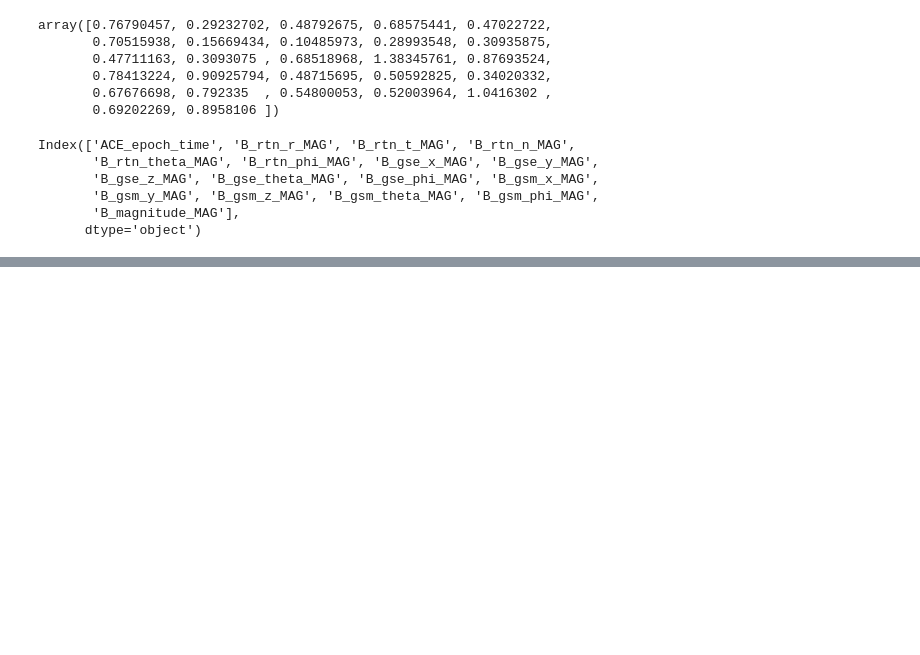
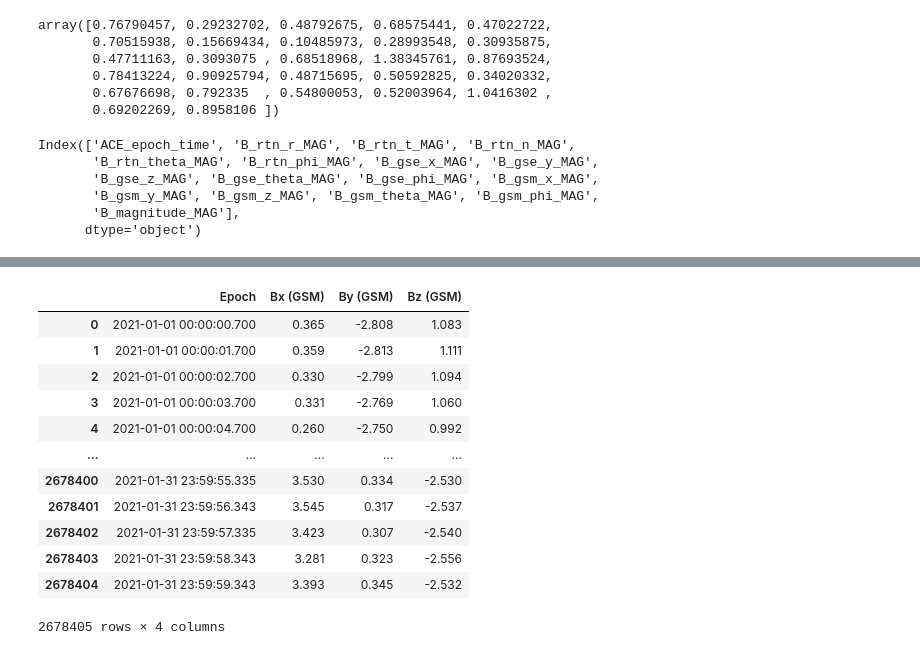
Before and after one commit to Sat-Nav/UROP2024, a Jupyter notebook: src/tests.ipynb, the cells around one changed output, grey strips where cells are left out. Drawn from its saved outputs; the diff is of its cells as text; code cells hidden in the pictures; blank space fills up the shorter version.

Commit message:
importing data from cdaweb (allows for higher freq of data, also comes in a different format)

```diff
--- a/src/tests.ipynb
+++ b/src/tests.ipynb
@@ -129,0 +183,17 @@ markdown_entropy_matrix(df)
+# %%
+read_CDAWeb("../CDAWeb/ac_h3s_mfi_20210101000000_20210131235959.cdf", "../CDAWeb/ac_h0s_swe_20210101000054_20210131235945.cdf")
+mag_df
+# %% [output]
+|  | Epoch | Bx (GSM) | By (GSM) | Bz (GSM) |
+| 0 | 2021-01-01 00:00:00.700 | 0.365 | -2.808 | 1.083 |
+| 1 | 2021-01-01 00:00:01.700 | 0.359 | -2.813 | 1.111 |
+| 2 | 2021-01-01 00:00:02.700 | 0.330 | -2.799 | 1.094 |
+| 3 | 2021-01-01 00:00:03.700 | 0.331 | -2.769 | 1.060 |
+| 4 | 2021-01-01 00:00:04.700 | 0.260 | -2.750 | 0.992 |
+| ... | ... | ... | ... | ... |
+| 2678400 | 2021-01-31 23:59:55.335 | 3.530 | 0.334 | -2.530 |
+| 2678401 | 2021-01-31 23:59:56.343 | 3.545 | 0.317 | -2.537 |
+| 2678402 | 2021-01-31 23:59:57.335 | 3.423 | 0.307 | -2.540 |
+| 2678403 | 2021-01-31 23:59:58.343 | 3.281 | 0.323 | -2.556 |
+| 2678404 | 2021-01-31 23:59:59.343 | 3.393 | 0.345 | -2.532 |
+2678405 rows × 4 columns
```
Also changed, not shown: parts of 4 cells of this notebook, 5 other files.
